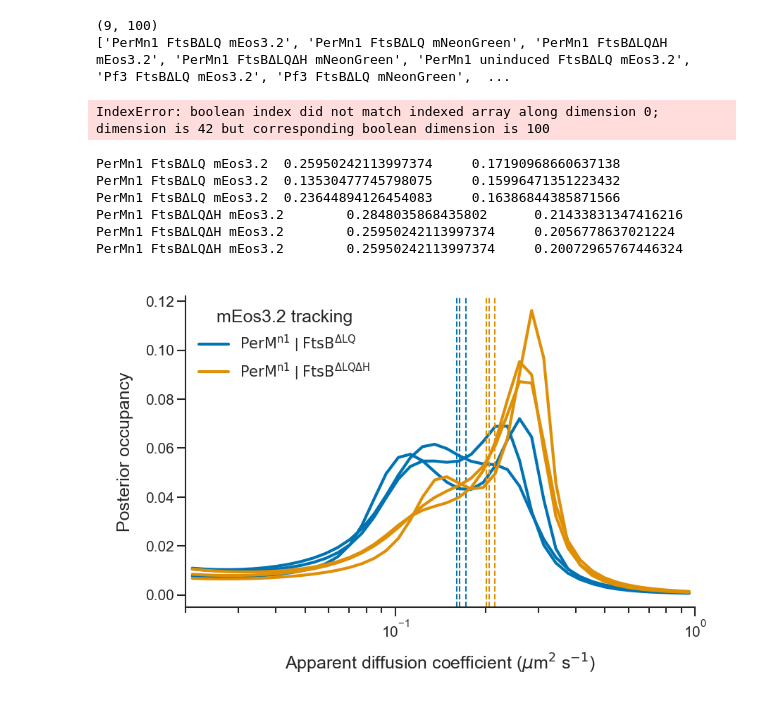
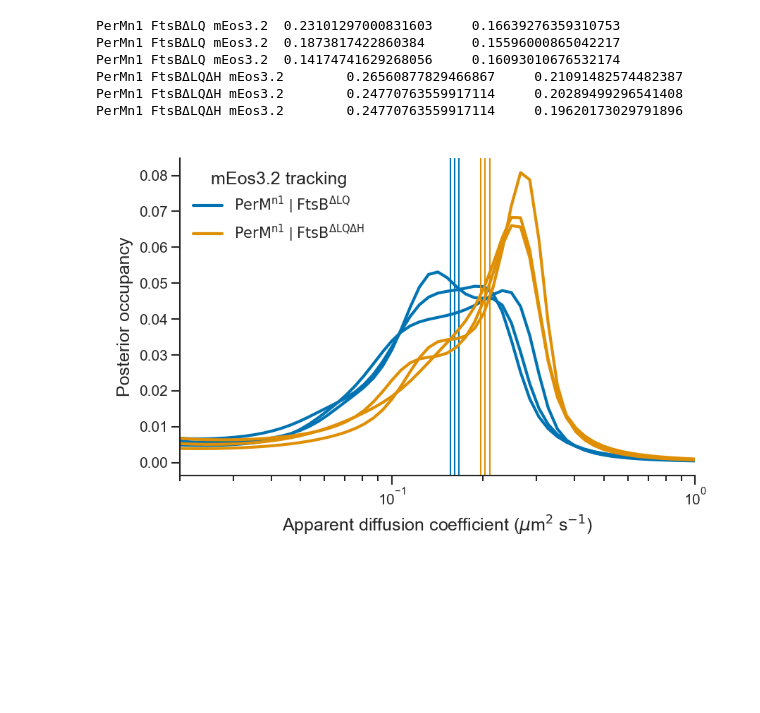
Before and after one commit to smmlab/mtb-perm-ftsb, a Jupyter notebook: notebooks/figure_4_single_molecule_tracking.ipynb, the cells around one changed output. Drawn from its saved outputs; the diff is of its cells as text; code cells hidden in the pictures; blank space fills up the shorter version.

```diff
--- a/notebooks/figure_4_single_molecule_tracking.ipynb
+++ b/notebooks/figure_4_single_molecule_tracking.ipynb
@@ -31,3 +1,22 @@ AttributeError: 'StateArrayParameters' object has no attribute 'diff_coefs'
+# %%
+# Filter trajectories to maximum length to not overrepresent long trajectories that are often artifactual
+# Very low fraction of trajectories are longer than 10 frames
+
+max_length = 10
+
+paths = pd.read_csv('../data/single-molecule-tracking/experiment_conditions.csv')
+
+for i in range(len(paths)):
+    print(i+1,'of',len(paths))
+    df = pd.read_csv(paths.iloc[i].filepath)
+
+    n_frames = np.zeros(int(df.trajectory.max()))
+    for t in df.trajectory.to_numpy(dtype=np.integer):
+        n_frames[t-1] += 1
+
+    filtered_trajectories = list(np.nonzero(n_frames<=max_length)[0])
+
+    df.query('trajectory==@filtered_trajectories').to_csv(paths.iloc[i].filepath[:-4] + '.filtered' + '.csv')
 # %%
 import pandas as pd, numpy as np, matplotlib.pyplot as plt, pickle
 from saspt import RBME, StateArrayDataset
@@ -110,11 +95,6 @@ with open(file_name, "wb") as file:
 # %%
 # Infer posterior occupancies aggregating conditions
 posterior_occs, posterior_names = SAD.infer_posterior_by_condition('condition')
-print(posterior_occs.shape)
-print(posterior_names)
-# %% [output]
-(9, 100)
-['PerMn1 FtsBΔLQ mEos3.2', 'PerMn1 FtsBΔLQ mNeonGreen', 'PerMn1 FtsBΔLQΔH mEos3.2', 'PerMn1 FtsBΔLQΔH mNeonGreen', 'PerMn1 uninduced FtsBΔLQ mEos3.2', 'Pf3 FtsBΔLQ mEos3.2', 'Pf3 FtsBΔLQ mNeonGreen',  ...
 # %%
 # Save all occupancy estimates
 import pickle
@@ -126,21 +106,6 @@ with open(file_name, "wb") as file:
                  marginal_posterior_occs,
                  posterior_occs,
                  posterior_names], file)
-# %%
-# Calculate statistics to report in paper
-xlim = [0.02, 1.0]
-diff_coefs=SAD.likelihood.diff_coefs
-use_coefs = (xlim[0]<=diff_coefs)&(diff_coefs<=xlim[1])
-plt_coefs = diff_coefs[use_coefs]
-
-# Table with mean diffusion coefficient for each replicate and for aggregate
-
-# is mean calculated correctly? bins are log spaced... compared the difference...
-log_coefs = np.log(plt_coefs)
-sample_data = sample_data[use_coefs]
-mean_log_coef = np.sum(log_coefs*sample_data)
-# %% [output]
-IndexError: boolean index did not match indexed array along dimension 0; dimension is 42 but corresponding boolean dimension is 100
 # %%
 # Figure 4b
 
@@ -170,7 +135,8 @@ sns.set_theme(style='ticks',
                   'axes.titlesize':6,
                   'axes.labelsize':6,
                   'legend.fontsize':5,
-                  'legend.title_fontsize':6})
+                  'legend.title_fontsize':6,
+                  'axes.labelpad':2})
 
 xlim = [0.02, 1.0]
 ylim = [0,0.11]
@@ -211,41 +177,41 @@ for n in use_n:
         sample_data = dists[condition_names[n]][i,:]
         sample_data = sample_data[use_coefs]
         normalization = sample_data.sum()
         sample_data = sample_data/normalization
         plot_diff_coefs = diff_coefs[use_coefs]
 
         label = pretty_labels[' '.join(condition_names[n].split(' ')[:-1])]
         c=color_dict[label]
         if i:
             label = None
 
         if plot_cumsum:
             plt.plot(plt_coefs,sample_data.cumsum(),c=c,label=label,linewidth=1)
         else:
             plt.plot(plt_coefs,sample_data,c=c,label=label,linewidth=1)
 
-        plt.axvline(np.sum(plt_coefs*sample_data),color=c,linestyle='--',linewidth=0.5)
+        plt.axvline(np.sum(plt_coefs*sample_data),color=c,linestyle='-',linewidth=0.5)
         plt.legend(frameon=False,title='mEos3.2 tracking')
 
         print(condition_names[n],plot_diff_coefs[sample_data.argmax()], np.sum(plot_diff_coefs*sample_data),sep='\t')
 
 plt.xscale('log')
 
 plt.xlabel(r'Apparent diffusion coefficient ($\mu$m$^{2}$ s$^{-1}$)')
 plt.ylabel('Posterior occupancy')
 plt.xlim(xlim)
 # plt.ylim(ylim)
 plt.tight_layout()
 plt.savefig(figure_prefix + 'replicates_helix_effect.png',dpi=300)
 plt.savefig(figure_prefix + 'replicates_helix_effect.svg',dpi=300)
 # %% [output]
-PerMn1 FtsBΔLQ mEos3.2  0.25950242113997374     0.17190968660637138
-PerMn1 FtsBΔLQ mEos3.2  0.13530477745798075     0.15996471351223432
-PerMn1 FtsBΔLQ mEos3.2  0.23644894126454083     0.16386844385871566
-PerMn1 FtsBΔLQΔH mEos3.2        0.2848035868435802      0.21433831347416216
-PerMn1 FtsBΔLQΔH mEos3.2        0.25950242113997374     0.2056778637021224
-PerMn1 FtsBΔLQΔH mEos3.2        0.25950242113997374     0.20072965767446324
+PerMn1 FtsBΔLQ mEos3.2  0.23101297000831603     0.16639276359310753
+PerMn1 FtsBΔLQ mEos3.2  0.1873817422860384      0.15596000865042217
+PerMn1 FtsBΔLQ mEos3.2  0.14174741629268056     0.16093010676532174
+PerMn1 FtsBΔLQΔH mEos3.2        0.26560877829466867     0.21091482574482387
+PerMn1 FtsBΔLQΔH mEos3.2        0.24770763559917114     0.20289499296541408
+PerMn1 FtsBΔLQΔH mEos3.2        0.24770763559917114     0.19620173029791896
-[figure, old version]
+[figure, new version]
 # %%
 # Normalize and plot together Fig 4c
 
```
Also changed, not shown: parts of 9 cells of this notebook, 23 other files.
